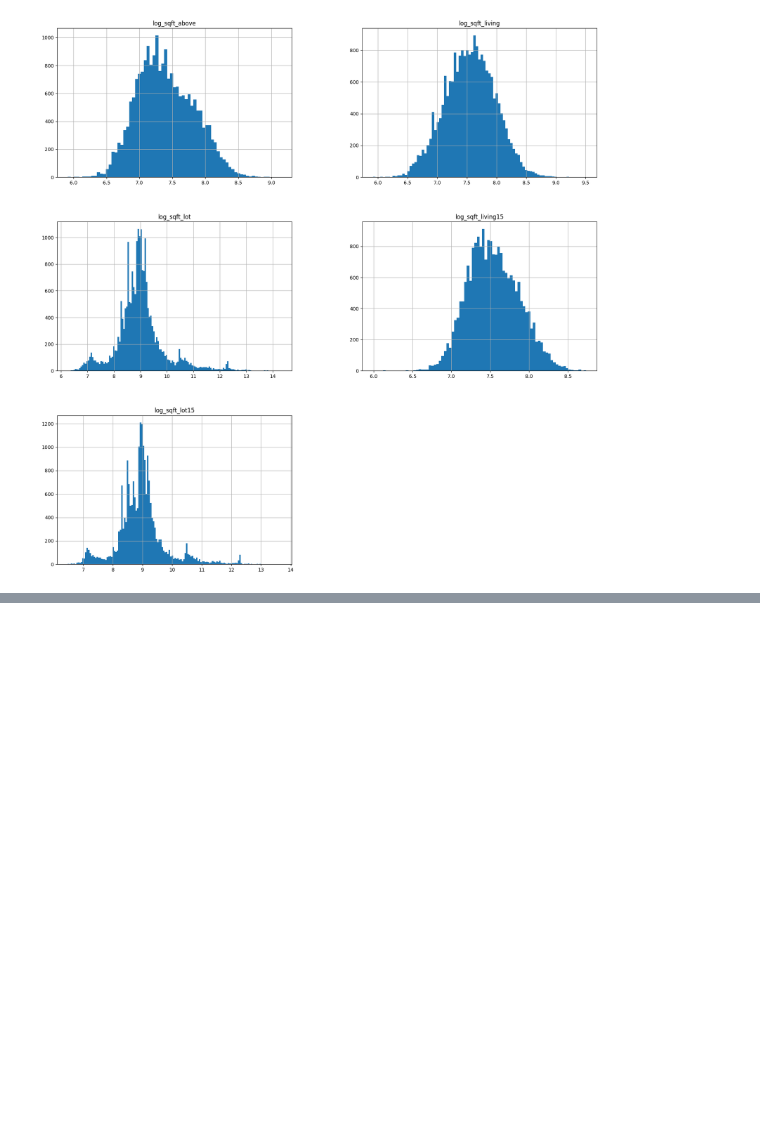
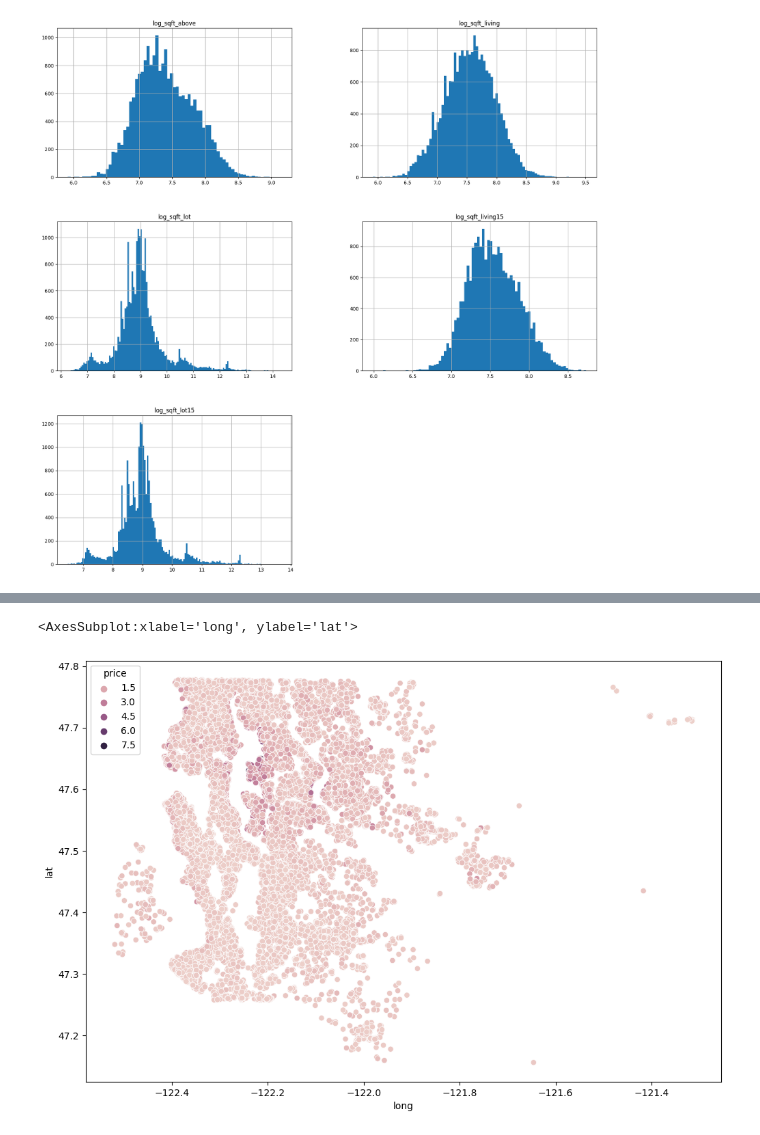
Before and after one commit to rkomitova/EDA-Project, a Jupyter notebook: EDA.ipynb, the cells around one changed output, grey strips where cells are left out. Saved outputs shown, nothing was run; the diff lists cells and outputs as text; code cells hidden in the pictures; blank space fills up the shorter version.

Commit message:
Insert Data Visualisations and exploring the data

```diff
--- a/EDA.ipynb
+++ b/EDA.ipynb
@@ -431,0 +472,10 @@ df[log_var].hist(bins = "auto", figsize = (20,20));
+# %%
+# visualize the connection between 'lat', 'long' and 'price'
+# scatter plot of price vs living space
+plt.figure(figsize=(12, 8))
+sns.scatterplot(x=df.long, y = df.lat, hue=df.price)
+
+#colormap="YlOrRd"
+# %% [output]
+<AxesSubplot:xlabel='long', ylabel='lat'>
+[figure, added]
```
Also changed, not shown: parts of 17 cells of this notebook.
